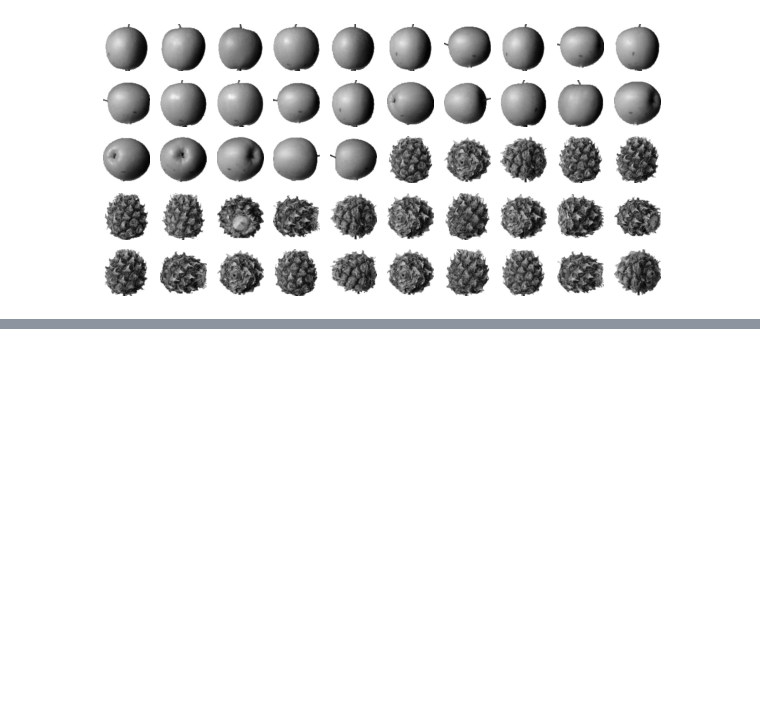
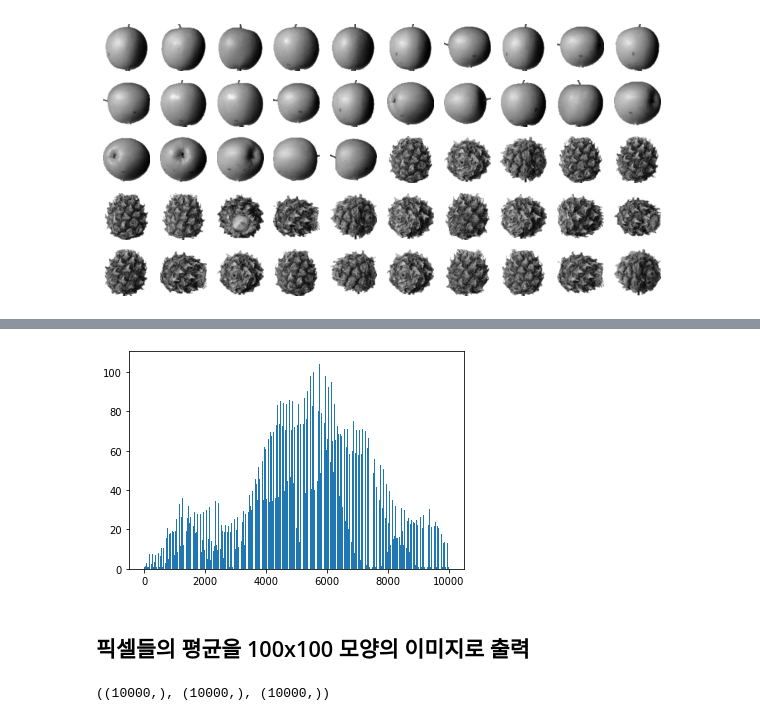
Before and after one commit to JakeOh/202011_itw_bd21, a Jupyter notebook: lab_ml/ml13_cluster.ipynb, the cells around one changed output, grey strips where cells are left out. Drawn from its saved outputs; the diff is of its cells as text; code cells hidden in the pictures; blank space fills up the shorter version.

```diff
--- a/lab_ml/ml13_cluster.ipynb
+++ b/lab_ml/ml13_cluster.ipynb
@@ -148,0 +179,12 @@ plot_fruit(fruits[75:125])
+# %%
+banana_px_mean = np.mean(bananas, axis=0)
+plt.bar(x=np.arange(100*100), height=banana_px_mean)
+plt.show()
+# %% [output]
+[figure, added]
+# %% [markdown]
+## 픽셀들의 평균을 100x100 모양의 이미지로 출력
+# %%
+apple_px_mean.shape, pineapple_px_mean.shape, banana_px_mean.shape
+# %% [output]
+((10000,), (10000,), (10000,))
```
Also changed, not shown: parts of 16 cells of this notebook.
